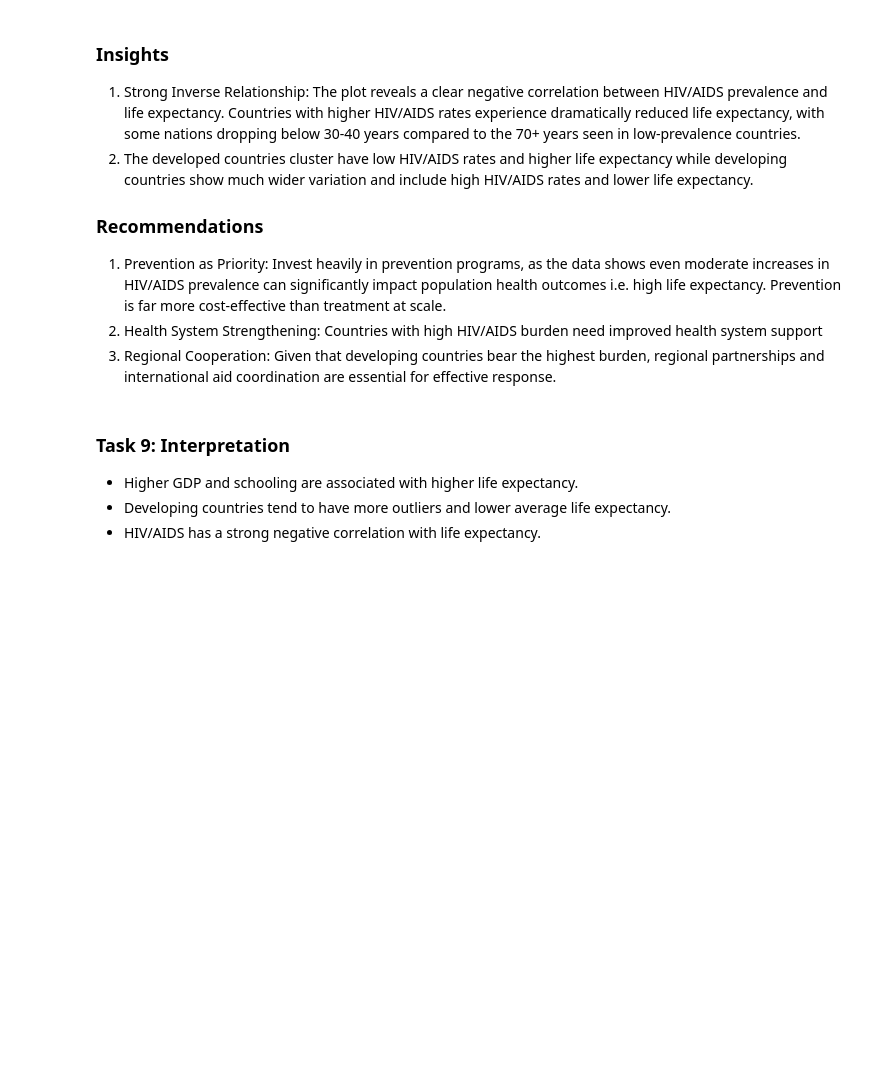
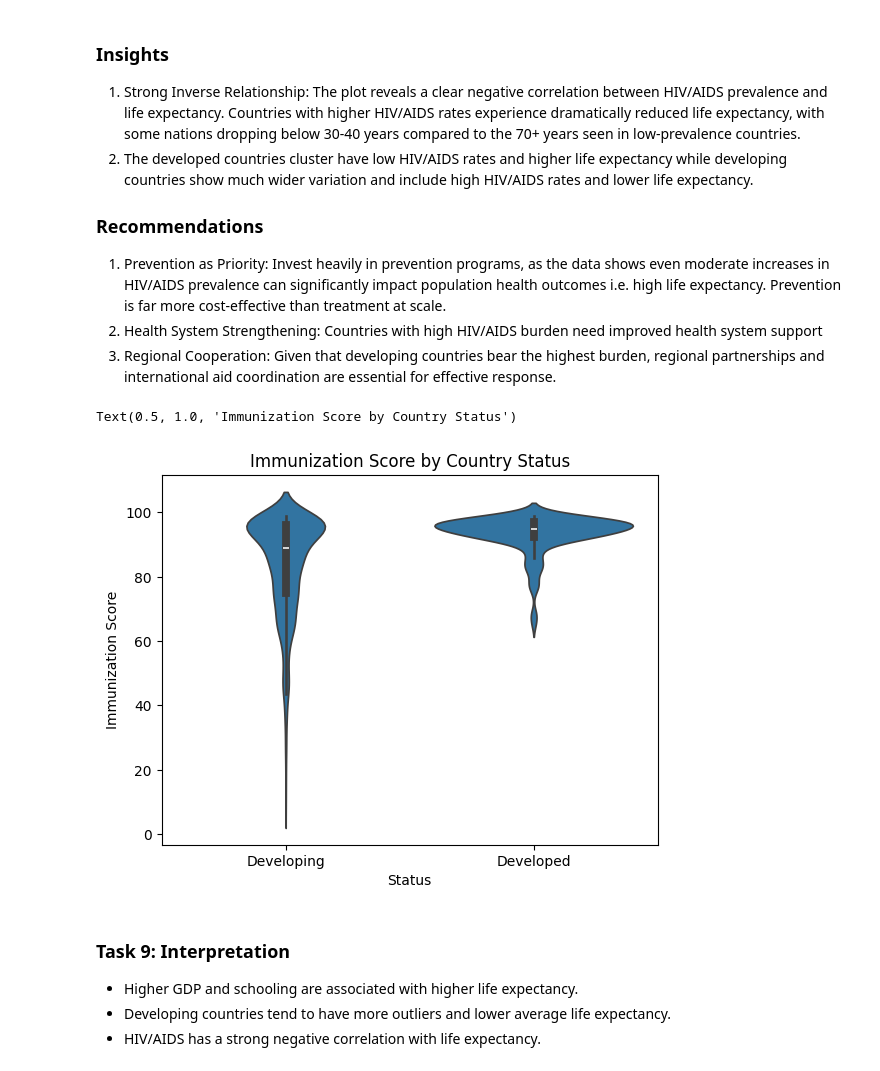
Before and after one commit to Juiana-Kalema/Life_Expectancy, a Jupyter notebook: life_expectancy.ipynb, the cells around one changed output. Drawn from its saved outputs; the diff is of its cells as text; code cells hidden in the pictures; blank space fills up the shorter version.

```diff
--- a/life_expectancy.ipynb
+++ b/life_expectancy.ipynb
@@ -780,7 +1062,12 @@ plt.show()
 2. Health System Strengthening: Countries with high HIV/AIDS burden need improved health system support
 3. Regional Cooperation: Given that developing countries bear the highest burden, regional partnerships and international aid coordination are essential for effective response.
 # %%
-sns.violinplot(x='Status', y='Immunization Score', data=df_final)
+sns.violinplot(x='Status',
+               y='Immunization Score',
+               data=df_final)
 plt.title("Immunization Score by Country Status")
+# %% [output]
+Text(0.5, 1.0, 'Immunization Score by Country Status')
+[figure, added]
 # %%
 # 3D Plot
```
Also changed, not shown: parts of 37 cells of this notebook.
